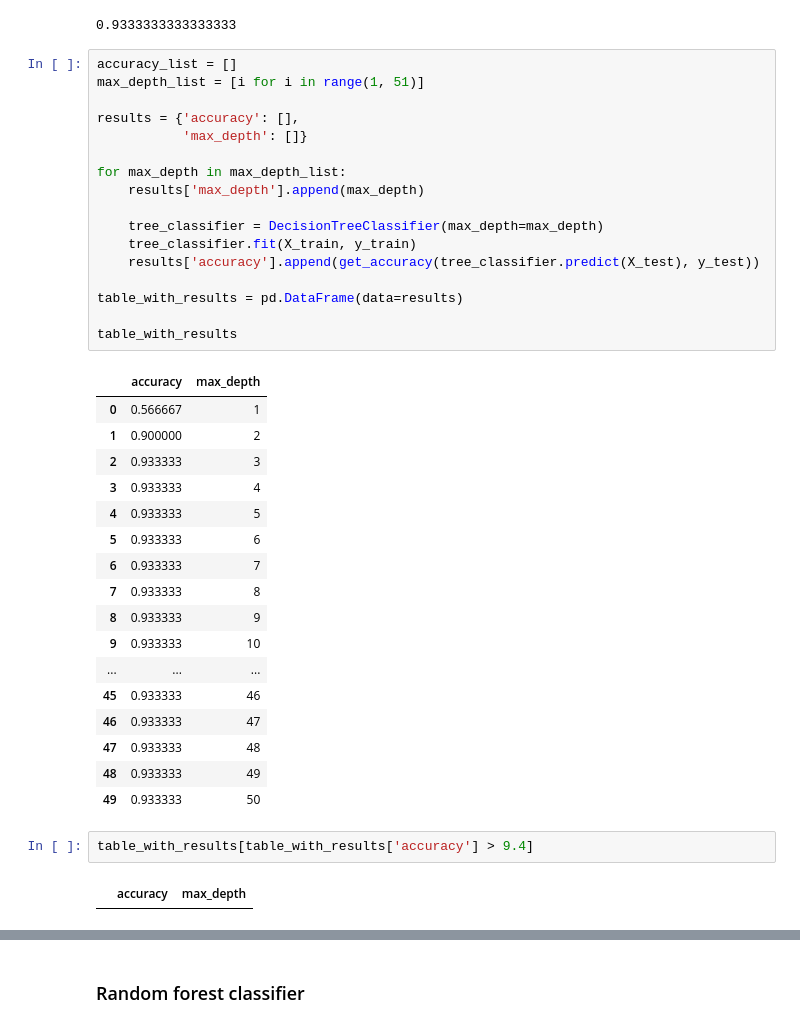
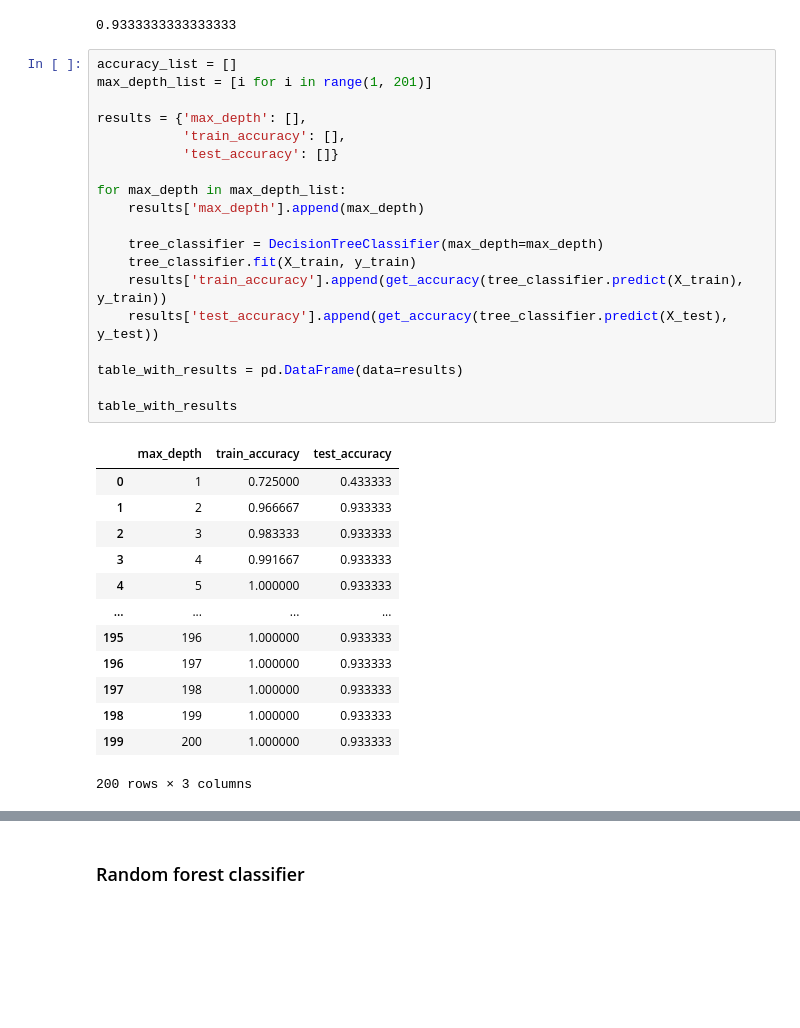
Before and after one commit to myadryshnikova/ML_practice, a Jupyter notebook: SUSU practice/knn/KNN and Decision Trees.ipynb, the cells around one changed output, grey strips where cells are left out. Cells and saved outputs as stored; diff of their text form; blank space fills up the shorter version.

```diff
--- a/SUSU practice/knn/KNN and Decision Trees.ipynb
+++ b/SUSU practice/knn/KNN and Decision Trees.ipynb
@@ -357,40 +366,34 @@ get_accuracy(y_preds=tree_classifier.predict(X_test), y_true=y_test)
 0.9333333333333333
 # %%
 accuracy_list = []
-max_depth_list = [i for i in range(1, 51)]
+max_depth_list = [i for i in range(1, 201)]
 
-results = {'accuracy': [],
-           'max_depth': []}
+results = {'max_depth': [],
+           'train_accuracy': [],
+           'test_accuracy': []}
 
 for max_depth in max_depth_list:
     results['max_depth'].append(max_depth)
 
     tree_classifier = DecisionTreeClassifier(max_depth=max_depth)
     tree_classifier.fit(X_train, y_train)
-    results['accuracy'].append(get_accuracy(tree_classifier.predict(X_test), y_test))
+    results['train_accuracy'].append(get_accuracy(tree_classifier.predict(X_train), y_train))
+    results['test_accuracy'].append(get_accuracy(tree_classifier.predict(X_test), y_test))
 
 table_with_results = pd.DataFrame(data=results)
 
 table_with_results
 # %% [output]
-|  | accuracy | max_depth |
-| 0 | 0.566667 | 1 |
-| 1 | 0.900000 | 2 |
-| 2 | 0.933333 | 3 |
-| 3 | 0.933333 | 4 |
-| 4 | 0.933333 | 5 |
-| 5 | 0.933333 | 6 |
-| 6 | 0.933333 | 7 |
-| 7 | 0.933333 | 8 |
-| 8 | 0.933333 | 9 |
-| 9 | 0.933333 | 10 |
-| ... | ... | ... |
-| 45 | 0.933333 | 46 |
-| 46 | 0.933333 | 47 |
-| 47 | 0.933333 | 48 |
-| 48 | 0.933333 | 49 |
-| 49 | 0.933333 | 50 |
+|  | max_depth | train_accuracy | test_accuracy |
+| 0 | 1 | 0.725000 | 0.433333 |
+| 1 | 2 | 0.966667 | 0.933333 |
+| 2 | 3 | 0.983333 | 0.933333 |
+| 3 | 4 | 0.991667 | 0.933333 |
+| 4 | 5 | 1.000000 | 0.933333 |
+| ... | ... | ... | ... |
+| 195 | 196 | 1.000000 | 0.933333 |
+| 196 | 197 | 1.000000 | 0.933333 |
+| 197 | 198 | 1.000000 | 0.933333 |
+| 198 | 199 | 1.000000 | 0.933333 |
+| 199 | 200 | 1.000000 | 0.933333 |
+200 rows × 3 columns
-# %%
-table_with_results[table_with_results['accuracy'] > 9.4]
-# %% [output]
-|  | accuracy | max_depth |
```
Also changed, not shown: parts of 13 cells of this notebook, 4 other files.
